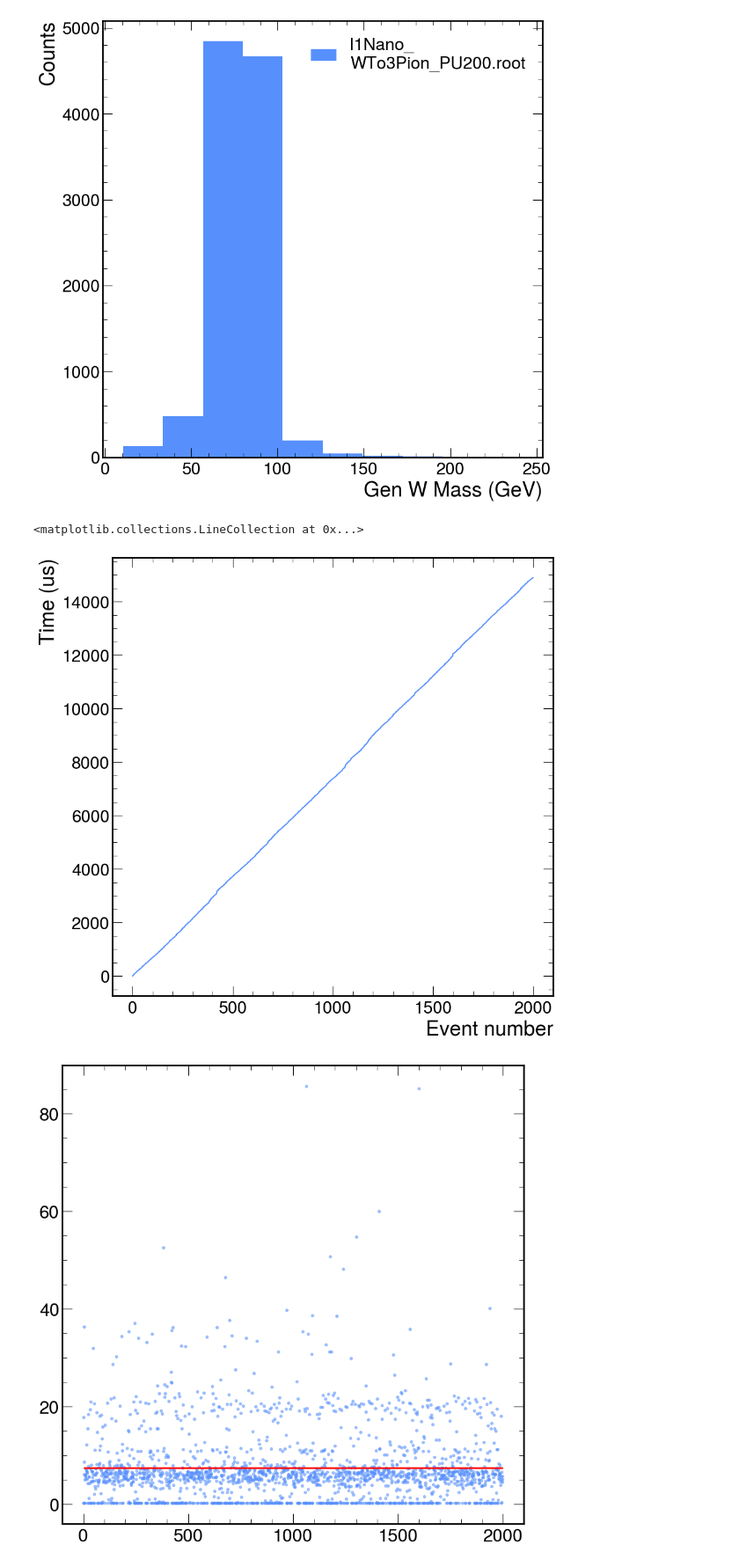
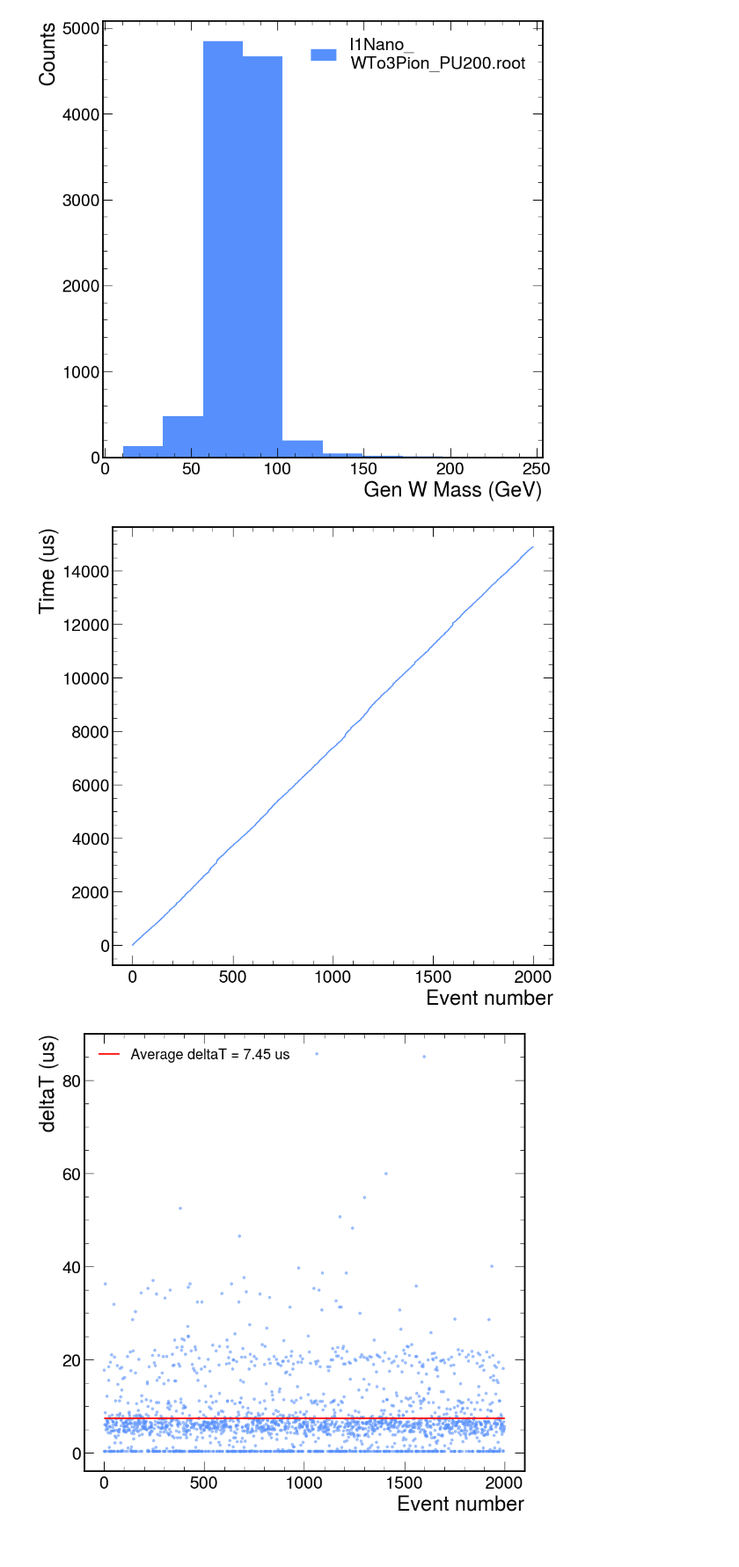
Before and after one commit to GiovanniZago/W3Pi-selection-algorithm, a Jupyter notebook: data-processing/playground.ipynb, the cells around one changed output. Shown: that part at 88% size. Drawn from its saved outputs; the diff is of its cells as text; code cells hidden in the pictures.

```diff
--- a/data-processing/playground.ipynb
+++ b/data-processing/playground.ipynb
@@ -6,7 +6,7 @@ import numpy as np
 import h5py
 import mplhep as hep
 
-hep.style.use("CMS")
+
 
 DATA_PATH = "/home/giovanni/pod/thesis/code/scripts-sources/W3Pi-selection-algorithm/data/"
 # %%
@@ -124,29 +145,31 @@ plt.legend()
 # %%
 file = DATA_PATH + "l1Nano_WTo3Pion_PU200_aiereco.hdf5"
 
 timestamps = []
 
 with h5py.File(file, "r") as f_aiereco:
     for (grp_name_aiereco, grp_aiereco) in f_aiereco.items():
         timestamps.append(grp_aiereco["aiereco_time"][...])
 
 timestamps_array = np.sort(np.array(timestamps).flatten())
 
 plt.figure()
 plt.plot(timestamps_array * 1e-3);
 plt.xlabel("Event number");
 plt.ylabel("Time (us)");
 
 timestamps_diff_array = np.diff(timestamps_array)
 avg_diff = np.mean(timestamps_diff_array)
 
 plt.figure()
-plt.scatter(np.arange(len(timestamps_diff_array)), timestamps_diff_array * 1e-3, marker=".", alpha=0.5)
-plt.hlines(avg_diff * 1e-3, 0, 2000, colors="red",linewidth=2)
+plt.scatter(np.arange(len(timestamps_diff_array)), timestamps_diff_array * 1e-3, marker=".", alpha=0.5);
+plt.hlines(avg_diff * 1e-3, 0, 2000, colors="red", linewidth=2, label=f"Average deltaT = {avg_diff * 1e-3:.2f} us");
+plt.xlabel("Event number");
+plt.ylabel("deltaT (us)");
+plt.legend(loc="upper left", fontsize=18);
 # %% [output]
-<matplotlib.collections.LineCollection at 0x...>
 [figure]
-[figure, old version]
+[figure, new version]
 # %%
 rename_map = {
     "L1Puppi_pt": "Puppi_pt",
```
Also changed, not shown: parts of 2 cells of this notebook, 4 other files.
